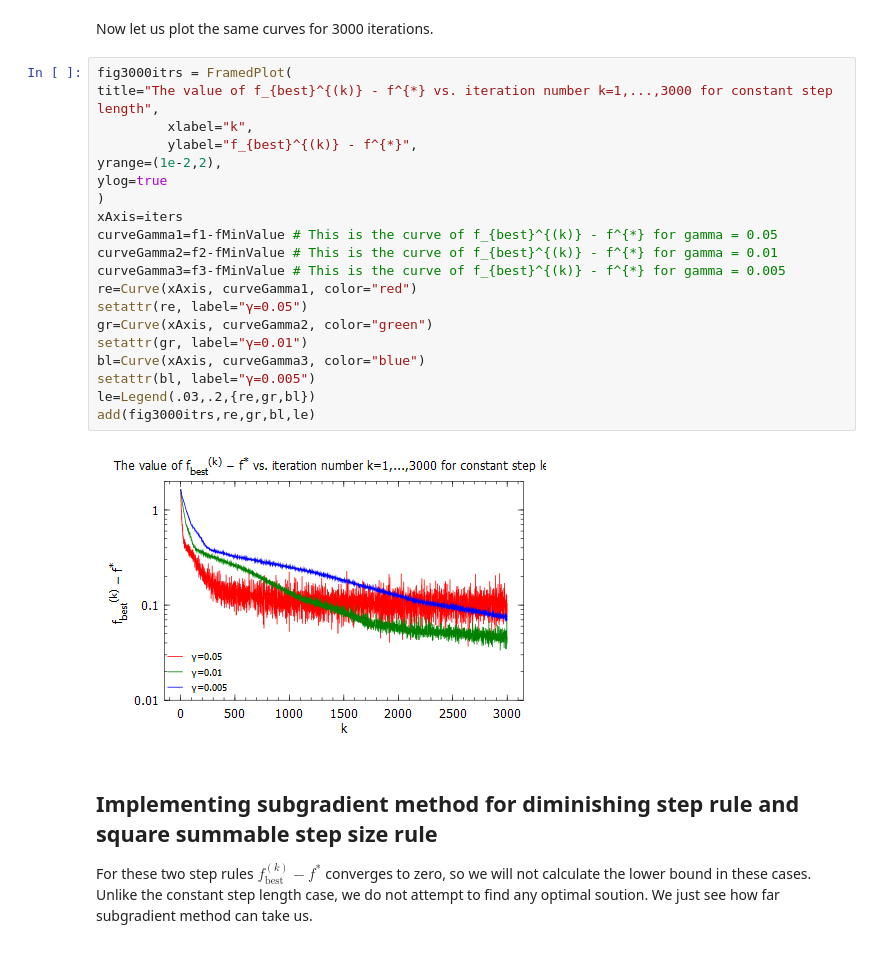
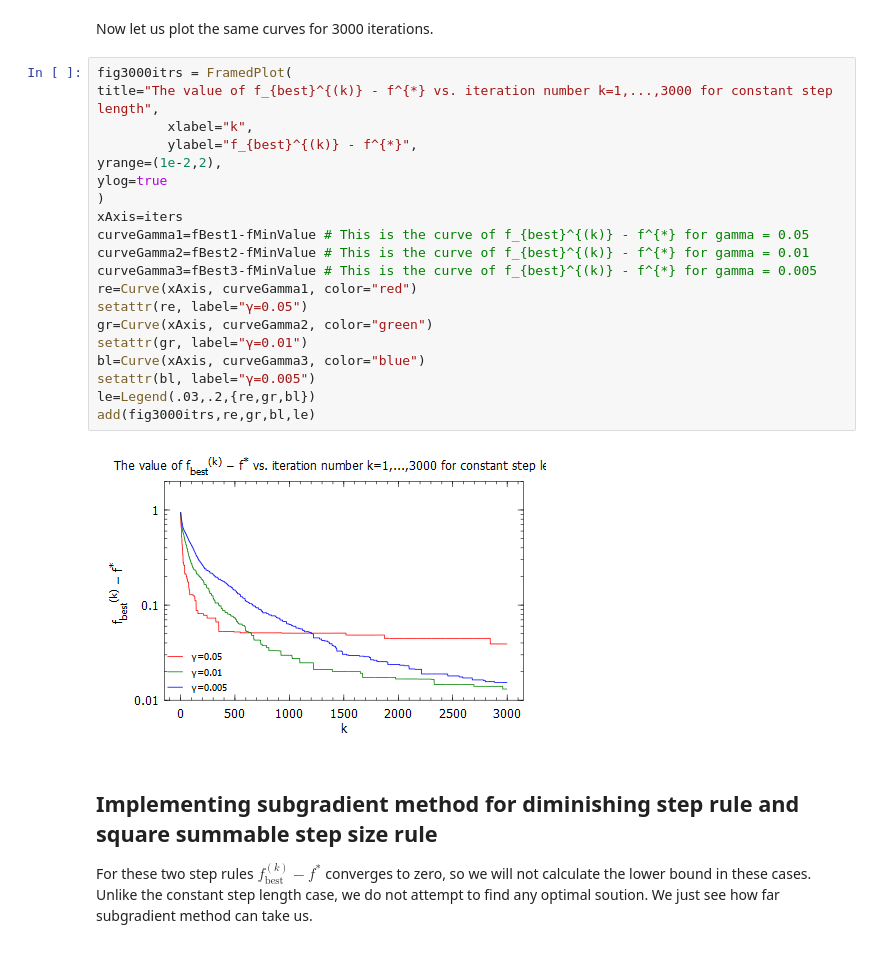
Before and after one commit to Shuvomoy/JuliaCodes-EE364b, a Jupyter notebook: JuliaCodes/Subgradient Method - Piecewise Linear Function Minimization .ipynb, the cells around one changed output. Cells and saved outputs as stored; diff of their text form.

```diff
--- a/JuliaCodes/Subgradient Method - Piecewise Linear Function Minimization .ipynb
+++ b/JuliaCodes/Subgradient Method - Piecewise Linear Function Minimization .ipynb
@@ -258,25 +258,25 @@ Now let us plot the same curves for 3000 iterations.
 # %%
 fig3000itrs = FramedPlot(
 title="The value of f_{best}^{(k)} - f^{*} vs. iteration number k=1,...,3000 for constant step length",
          xlabel="k",
          ylabel="f_{best}^{(k)} - f^{*}",
 yrange=(1e-2,2),
 ylog=true
 )
 xAxis=iters
-curveGamma1=f1-fMinValue # This is the curve of f_{best}^{(k)} - f^{*} for gamma = 0.05
-curveGamma2=f2-fMinValue # This is the curve of f_{best}^{(k)} - f^{*} for gamma = 0.01
-curveGamma3=f3-fMinValue # This is the curve of f_{best}^{(k)} - f^{*} for gamma = 0.005
+curveGamma1=fBest1-fMinValue # This is the curve of f_{best}^{(k)} - f^{*} for gamma = 0.05
+curveGamma2=fBest2-fMinValue # This is the curve of f_{best}^{(k)} - f^{*} for gamma = 0.01
+curveGamma3=fBest3-fMinValue # This is the curve of f_{best}^{(k)} - f^{*} for gamma = 0.005
 re=Curve(xAxis, curveGamma1, color="red")
 setattr(re, label="γ=0.05")
 gr=Curve(xAxis, curveGamma2, color="green")
 setattr(gr, label="γ=0.01")
 bl=Curve(xAxis, curveGamma3, color="blue")
 setattr(bl, label="γ=0.005")
 le=Legend(.03,.2,{re,gr,bl})
 add(fig3000itrs,re,gr,bl,le)
 # %% [output]
-[figure, old version]
+[figure, new version]
 # %% [markdown]
 ## Implementing subgradient method for diminishing step rule and square summable step size rule
 For these two step rules $f_\textrm{best}^{(k)}-f^*$ converges to zero, so we will not calculate the lower bound in these cases. Unlike the constant step length case, we do not attempt to find any optimal soution. We just see how far subgradient method can take us.
```
Also changed, not shown: parts of 9 cells of this notebook, 2 other files.
